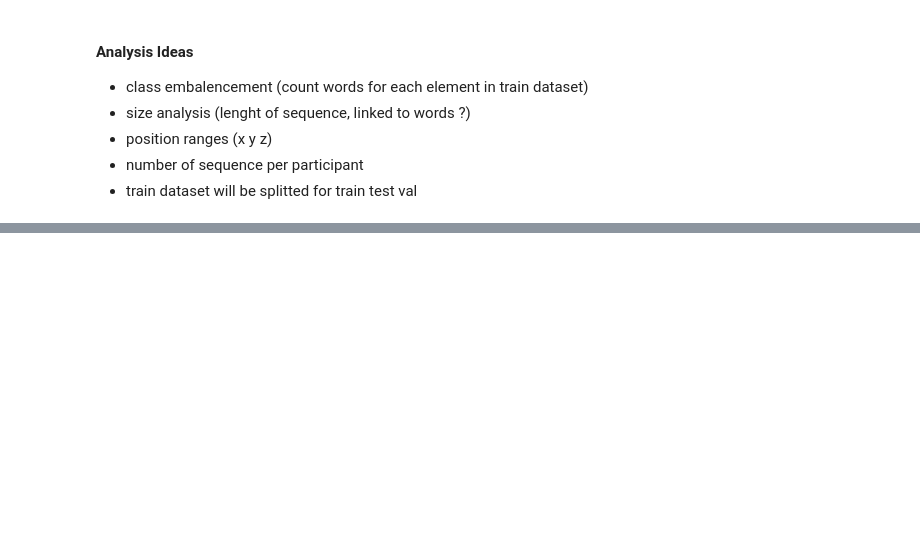
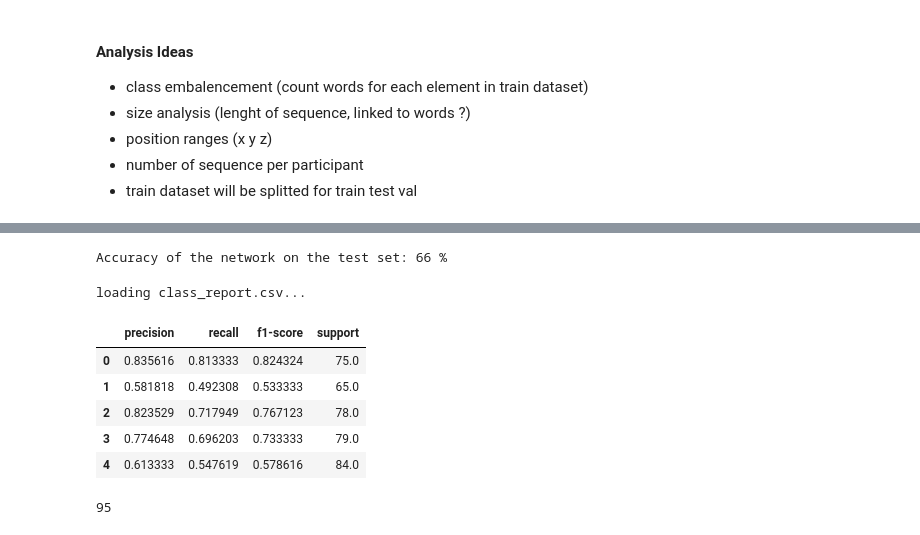
Before and after one commit to Anybalsmith/Team-ETE---Google---Isolated-Sign-Language-Recognition, a Jupyter notebook: enzo_notebook.ipynb, the cells around one changed output, grey strips where cells are left out. Cells and saved outputs as stored; diff of their text form; code cells hidden in the pictures; blank space fills up the shorter version.

```diff
--- a/enzo_notebook.ipynb
+++ b/enzo_notebook.ipynb
@@ -677,0 +822,34 @@ _, p = torch.topk(outputs, 5, dim=1)
+# %%
+correct = 0
+total = 0
+model_load.eval()
+true_labels = []
+predicted_labels = []
+
+confusion_matrix = torch.zeros(250, 250)
+
+with torch.no_grad():
+      for i, (sequence, label) in enumerate(test_loader):
+            sequence, label = sequence.to(device), label.to(device)
+
+            outputs = model_load(sequence)
+
+            _, pred = torch.max(outputs, 1)
+            correct += (pred == label).sum().item()
+
+            true_labels = true_labels+label.tolist()
+            predicted_labels = predicted_labels+pred.tolist()
+
+            total += label.size(0)
+
+            for t, p in zip(label.view(-1), pred.view(-1)):
+                confusion_matrix[t.long(), p.long()] += 1
+
+#             if i%200==0:
+#                 print(f'Ground Truth: {label}')
+#                 print(f'Prediction: {pred}')
+#                 print('-'*10)
+
+print(f'Accuracy of the network on the test set: {100 * correct // total} %')
+# %% [output]
+Accuracy of the network on the test set: 66 %
@@ -677,0 +864,17 @@ _, p = torch.topk(outputs, 5, dim=1)
+# %%
+import pandas as pd
+
+if "class_report.csv" in os.listdir("/kaggle/input/class-report"):
+    print('loading class_report.csv...')
+    class_report_df = pd.read_csv("/kaggle/input/class-report/class_report.csv")
+# %% [output]
+loading class_report.csv...
+# %%
+class_report_df.head()
+# %% [output]
+|  | precision | recall | f1-score | support |
+| 0 | 0.835616 | 0.813333 | 0.824324 | 75.0 |
+| 1 | 0.581818 | 0.492308 | 0.533333 | 65.0 |
+| 2 | 0.823529 | 0.717949 | 0.767123 | 78.0 |
+| 3 | 0.774648 | 0.696203 | 0.733333 | 79.0 |
+| 4 | 0.613333 | 0.547619 | 0.578616 | 84.0 |
@@ -677,0 +893,5 @@ _, p = torch.topk(outputs, 5, dim=1)
+# %%
+f1_score = class_report_df['f1-score']
+np.argmin(f1_score)
+# %% [output]
+95
```
Also changed, not shown: parts of 106 cells of this notebook.
